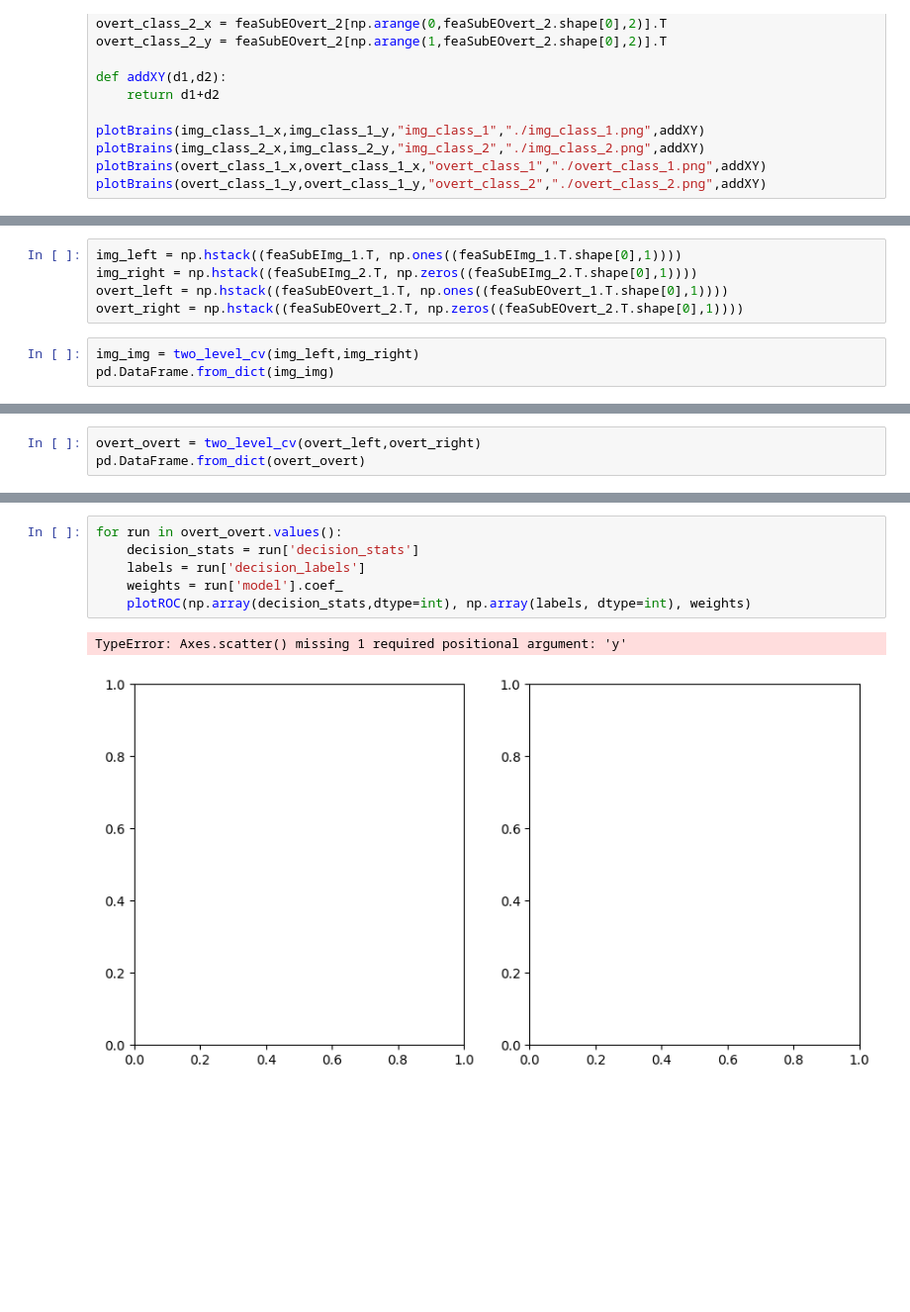
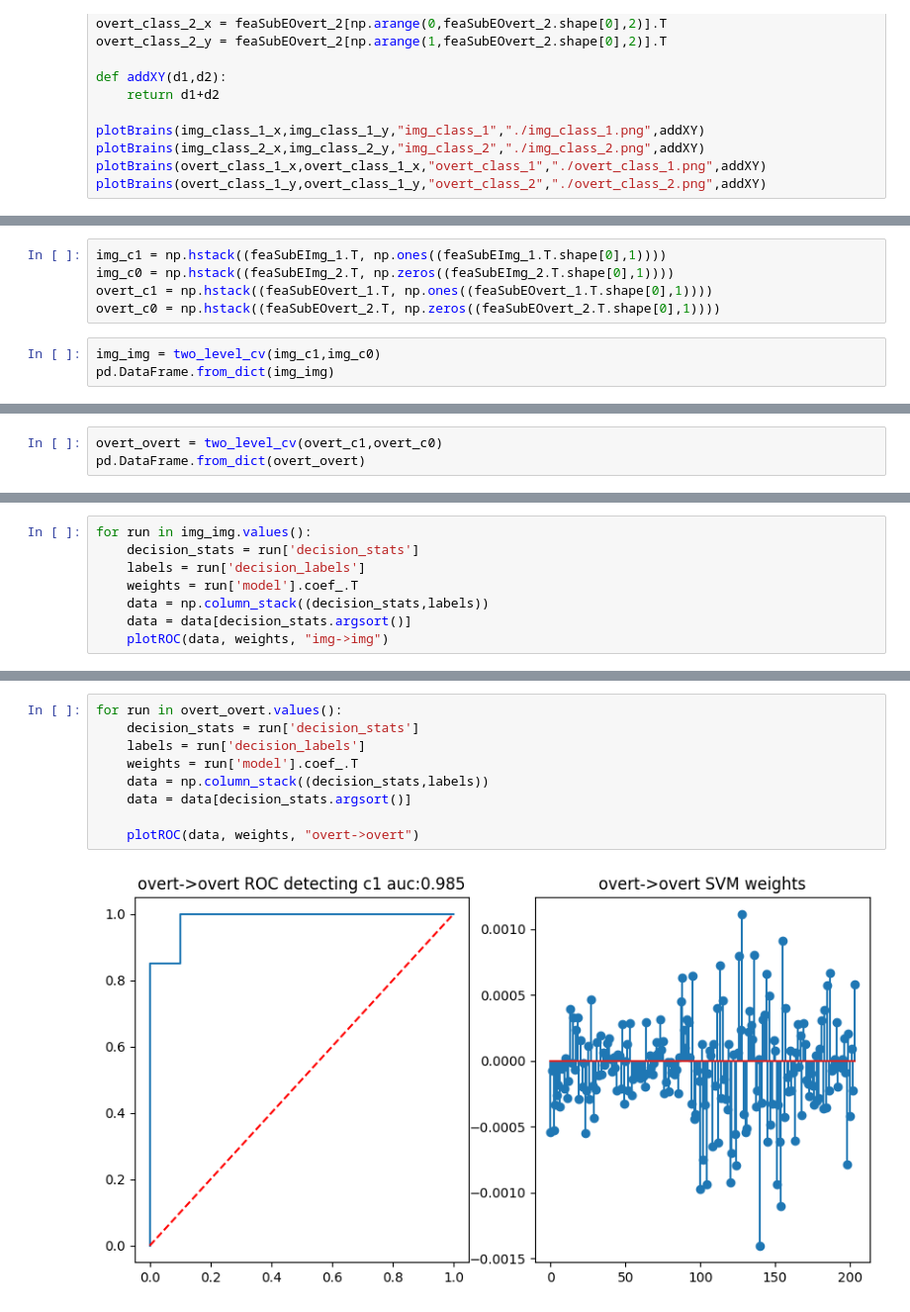
Before and after one commit to albertlyuan/ece-580, a Jupyter notebook: mp2/mp2.ipynb, the cells around one changed output, grey strips where cells are left out. Shown at 99% size. Saved outputs shown, nothing was run; the diff lists cells and outputs as text; blank space fills up the shorter version.

```diff
--- a/mp2/mp2.ipynb
+++ b/mp2/mp2.ipynb
@@ -169,10 +152,10 @@ def plotROC(decisionStats, labels, weights):
 # %%
-img_left = np.hstack((feaSubEImg_1.T, np.ones((feaSubEImg_1.T.shape[0],1))))
-img_right = np.hstack((feaSubEImg_2.T, np.zeros((feaSubEImg_2.T.shape[0],1))))
-overt_left = np.hstack((feaSubEOvert_1.T, np.ones((feaSubEOvert_1.T.shape[0],1))))
-overt_right = np.hstack((feaSubEOvert_2.T, np.zeros((feaSubEOvert_2.T.shape[0],1))))
+img_c1 = np.hstack((feaSubEImg_1.T, np.ones((feaSubEImg_1.T.shape[0],1))))
+img_c0 = np.hstack((feaSubEImg_2.T, np.zeros((feaSubEImg_2.T.shape[0],1))))
+overt_c1 = np.hstack((feaSubEOvert_1.T, np.ones((feaSubEOvert_1.T.shape[0],1))))
+overt_c0 = np.hstack((feaSubEOvert_2.T, np.zeros((feaSubEOvert_2.T.shape[0],1))))
 # %%
-img_img = two_level_cv(img_left,img_right)
+img_img = two_level_cv(img_c1,img_c0)
 pd.DataFrame.from_dict(img_img)
 # %% [output]
 |  | run0 | run1 | run2 | run3 | run4 | run5 |
@@ -184,6 +167,6 @@ pd.DataFrame.from_dict(img_img)
 | decision_labels | [1.0, 1.0, 1.0, 1.0, 1.0, 1.0, 1.... | [1.0, 1.0, 1.0, 1.0, 1.0, 1.0, 1.... | [1.0, 1.0, 1.0, 1.0, 1.0, 1.0, 1.... | [1.0, 1.0, 1.0, 1.0, 1.0, 1.0, 1.... | [1.0, 1.0, 1.0, 1.0, 1.0, 1.0, 1.... | [1.0, 1.0, 1.0, 1.0, 1.0, 1.0, 1.... |
 # %%
-overt_overt = two_level_cv(overt_left,overt_right)
+overt_overt = two_level_cv(overt_c1,overt_c0)
 pd.DataFrame.from_dict(overt_overt)
 # %% [output]
 |  | run0 | run1 | run2 | run3 | run4 | run5 |
@@ -195,0 +218,8 @@ pd.DataFrame.from_dict(overt_overt)
+# %%
+for run in img_img.values():
+    decision_stats = run['decision_stats']
+    labels = run['decision_labels']
+    weights = run['model'].coef_.T
+    data = np.column_stack((decision_stats,labels))
+    data = data[decision_stats.argsort()]
+    plotROC(data, weights, "img->img")
@@ -196,9 +233,11 @@ pd.DataFrame.from_dict(overt_overt)
 # %%
 for run in overt_overt.values():
     decision_stats = run['decision_stats']
     labels = run['decision_labels']
-    weights = run['model'].coef_
-    plotROC(np.array(decision_stats,dtype=int), np.array(labels, dtype=int), weights)
+    weights = run['model'].coef_.T
+    data = np.column_stack((decision_stats,labels))
+    data = data[decision_stats.argsort()]
+
+    plotROC(data, weights, "overt->overt")
 # %% [output]
-TypeError: Axes.scatter() missing 1 required positional argument: 'y'
-[figure, old version]
+[figure, new version]
```
Also changed, not shown: parts of 9 cells of this notebook.
